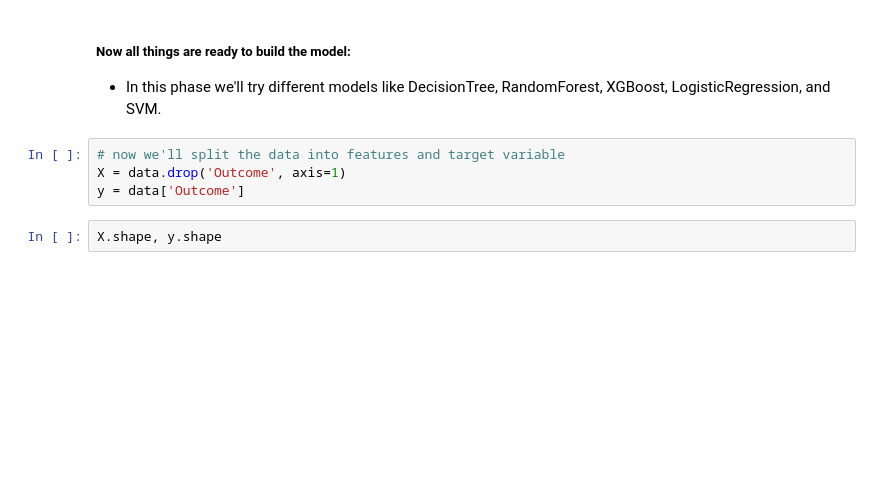
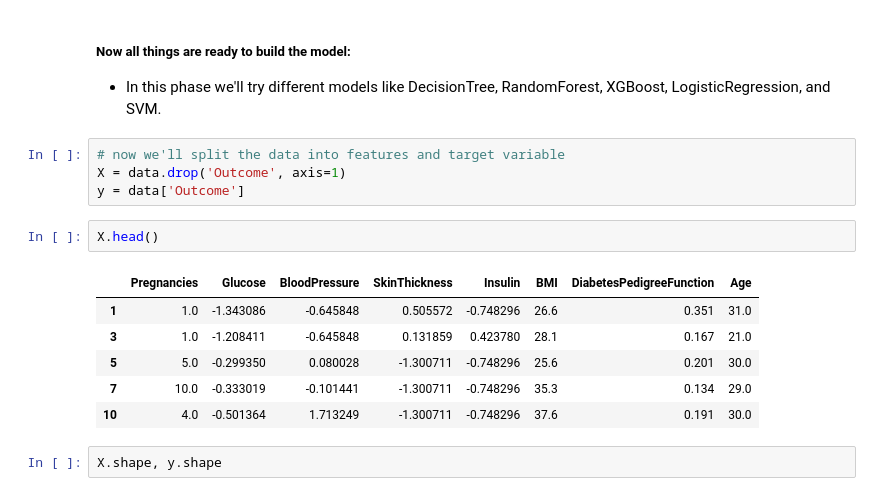
Before and after one commit to Mkaljermy/diabetes_assim, a Jupyter notebook: diabetes_prediction.ipynb, the cells around one changed output. Cells and saved outputs as stored; diff of their text form; blank space fills up the shorter version.

```diff
--- a/diabetes_prediction.ipynb
+++ b/diabetes_prediction.ipynb
@@ -314,6 +314,15 @@ data.describe()
 # now we'll split the data into features and target variable
 X = data.drop('Outcome', axis=1)
 y = data['Outcome']
+# %%
+X.head()
+# %% [output]
+|  | Pregnancies | Glucose | BloodPressure | SkinThickness | Insulin | BMI | DiabetesPedigreeFunction | Age |
+| 1 | 1.0 | -1.343086 | -0.645848 | 0.505572 | -0.748296 | 26.6 | 0.351 | 31.0 |
+| 3 | 1.0 | -1.208411 | -0.645848 | 0.131859 | 0.423780 | 28.1 | 0.167 | 21.0 |
+| 5 | 5.0 | -0.299350 | 0.080028 | -1.300711 | -0.748296 | 25.6 | 0.201 | 30.0 |
+| 7 | 10.0 | -0.333019 | -0.101441 | -1.300711 | -0.748296 | 35.3 | 0.134 | 29.0 |
+| 10 | 4.0 | -0.501364 | 1.713249 | -1.300711 | -0.748296 | 37.6 | 0.191 | 30.0 |
 # %%
 X.shape, y.shape
 # %% [output]
```
Also changed, not shown: parts of 2 cells of this notebook.
